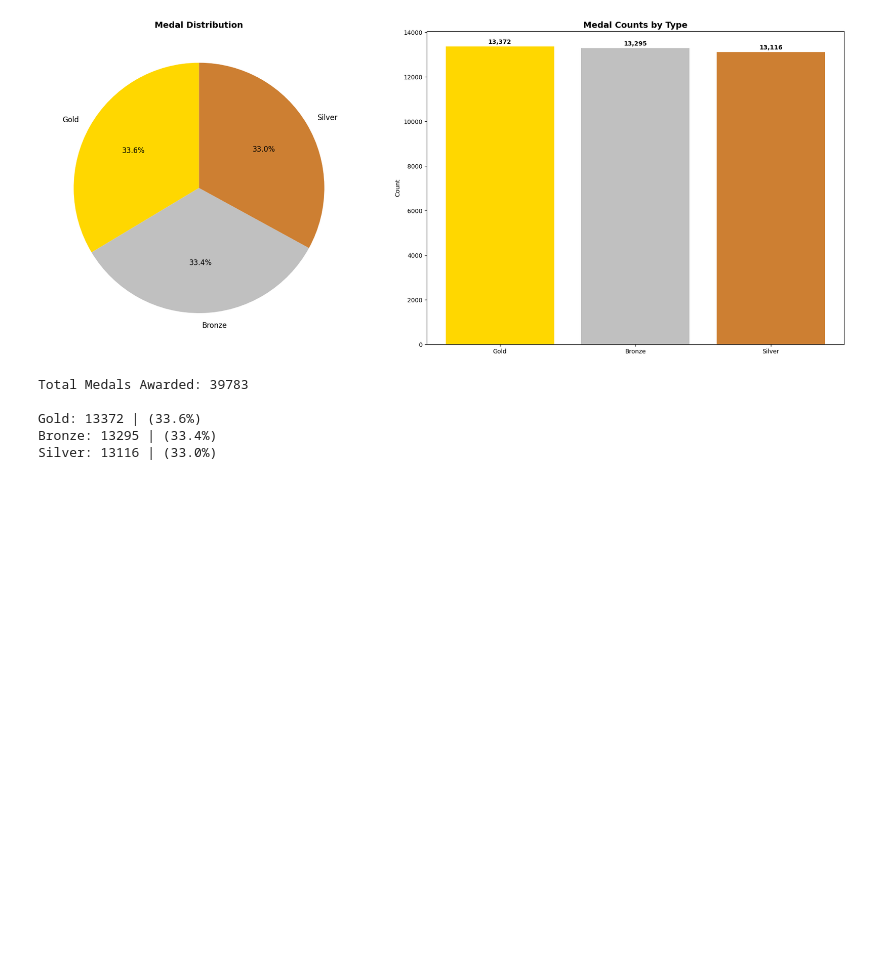
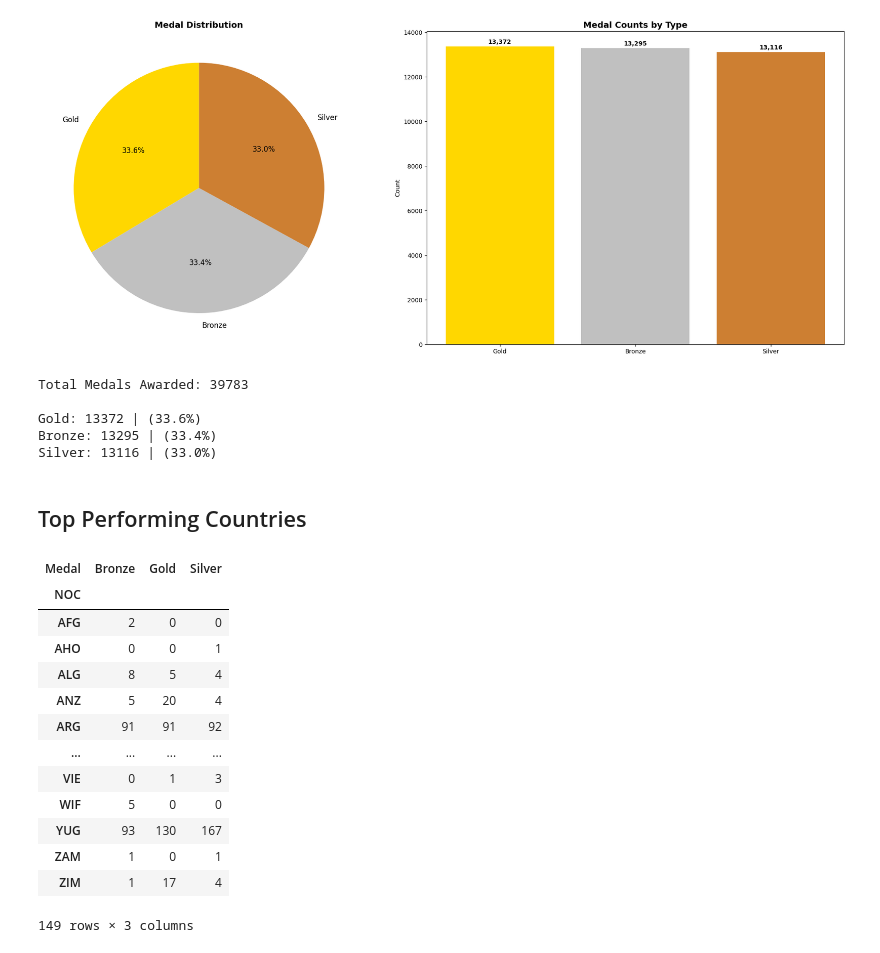
Before and after one commit to Dani-8/120Years-Of-Olympics-Data-Analysis, a Jupyter notebook: Olympic Medal Prediction ML Analysis.ipynb, the cells around one changed output. Drawn from its saved outputs; the diff is of its cells as text; code cells hidden in the pictures; blank space fills up the shorter version.

```diff
--- a/Olympic Medal Prediction ML Analysis.ipynb
+++ b/Olympic Medal Prediction ML Analysis.ipynb
@@ -216,3 +216,23 @@ Total Medals Awarded: 39783
 Gold: 13372 | (33.6%)
 Bronze: 13295 | (33.4%)
 Silver: 13116 | (33.0%)
+# %% [markdown]
+## Top Performing Countries
+# %%
+country_medals = df_events[df_events["Medal"].notna()].groupby(["NOC", "Medal"]).size().unstack(fill_value=0)
+country_medals["Total"] = coun
+# %% [output]
+| Medal | Bronze | Gold | Silver |
+| NOC |  |  |  |
+| AFG | 2 | 0 | 0 |
+| AHO | 0 | 0 | 1 |
+| ALG | 8 | 5 | 4 |
+| ANZ | 5 | 20 | 4 |
+| ARG | 91 | 91 | 92 |
+| ... | ... | ... | ... |
+| VIE | 0 | 1 | 3 |
+| WIF | 5 | 0 | 0 |
+| YUG | 93 | 130 | 167 |
+| ZAM | 1 | 0 | 1 |
+| ZIM | 1 | 17 | 4 |
+149 rows × 3 columns
```
